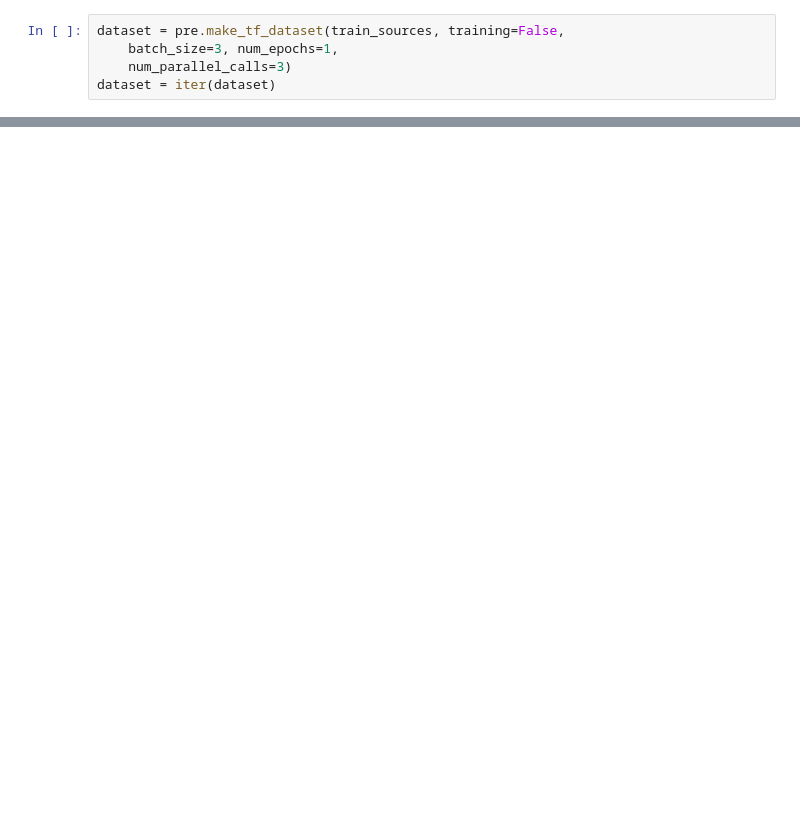
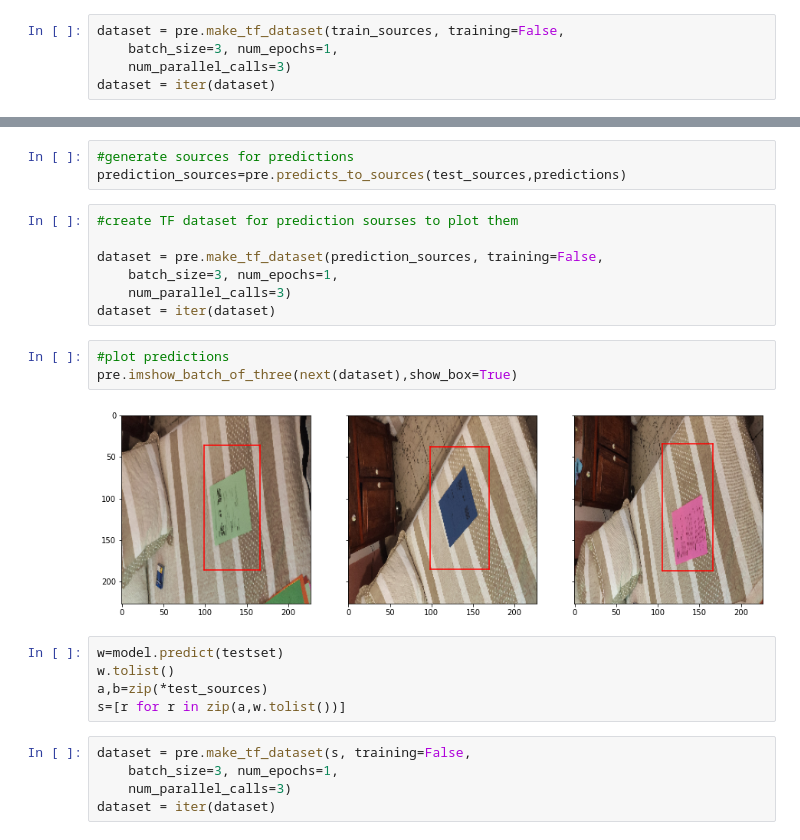
Before and after one commit to jeussej/monografia, a Jupyter notebook: main.ipynb, the cells around one changed output, grey strips where cells are left out. Drawn from its saved outputs; the diff is of its cells as text; blank space fills up the shorter version.

```diff
--- a/main.ipynb
+++ b/main.ipynb
@@ -80,0 +130,25 @@ plt.legend()
+# %%
+#generate sources for predictions
+prediction_sources=pre.predicts_to_sources(test_sources,predictions)
+# %%
+#create TF dataset for prediction sourses to plot them
+
+dataset = pre.make_tf_dataset(prediction_sources, training=False,
+    batch_size=3, num_epochs=1,
+    num_parallel_calls=3)
+dataset = iter(dataset)
+# %%
+#plot predictions
+pre.imshow_batch_of_three(next(dataset),show_box=True)
+# %% [output]
+[figure, added]
+# %%
+w=model.predict(testset)
+w.tolist()
+a,b=zip(*test_sources)
+s=[r for r in zip(a,w.tolist())]
+# %%
+dataset = pre.make_tf_dataset(s, training=False,
+    batch_size=3, num_epochs=1,
+    num_parallel_calls=3)
+dataset = iter(dataset)
```
Also changed, not shown: parts of 10 cells of this notebook, 1 other file.
